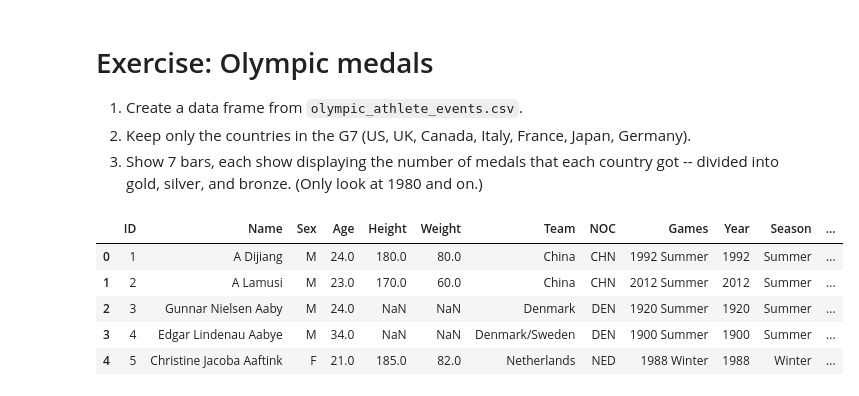
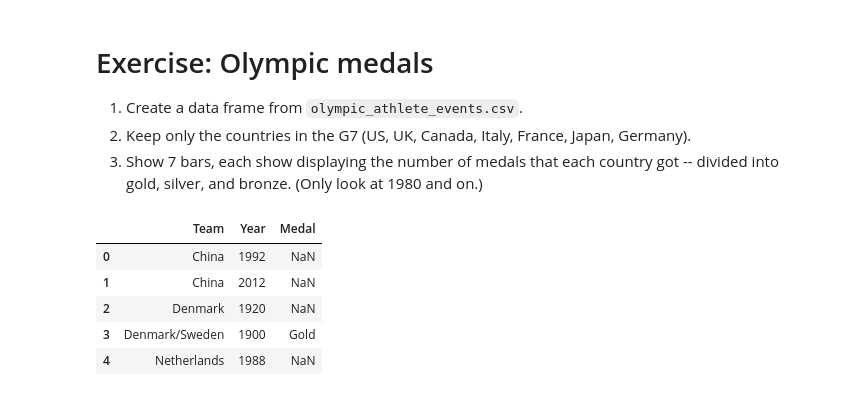
Before and after one commit to reuven/apple-2025-01Jan-plotting, a Jupyter notebook: Apple 2025-01Jan-09.ipynb, the cells around one changed output. Cells and saved outputs as stored; diff of their text form; code cells hidden in the pictures.

```diff
--- a/Apple 2025-01Jan-09.ipynb
+++ b/Apple 2025-01Jan-09.ipynb
@@ -501,16 +501,16 @@ Name: fare_amount, dtype: object
 # %%
 # columns will be the medal types
 # rows will be the countries
 # values will be the total number of medals
 
 df = pd.read_csv('/Users/reuven/Courses/Current/data/olympic_athlete_events.csv',
-                usecols=[''])
+                usecols=['Team', 'Medal', 'Year'])
 
 df.head()
 # %% [output]
-|  | ID | Name | Sex | Age | Height | Weight | Team | NOC | Games | Year | Season | ... |
-| 0 | 1 | A Dijiang | M | 24.0 | 180.0 | 80.0 | China | CHN | 1992 Summer | 1992 | Summer | ... |
-| 1 | 2 | A Lamusi | M | 23.0 | 170.0 | 60.0 | China | CHN | 2012 Summer | 2012 | Summer | ... |
-| 2 | 3 | Gunnar Nielsen Aaby | M | 24.0 | NaN | NaN | Denmark | DEN | 1920 Summer | 1920 | Summer | ... |
-| 3 | 4 | Edgar Lindenau Aabye | M | 34.0 | NaN | NaN | Denmark/Sweden | DEN | 1900 Summer | 1900 | Summer | ... |
-| 4 | 5 | Christine Jacoba Aaftink | F | 21.0 | 185.0 | 82.0 | Netherlands | NED | 1988 Winter | 1988 | Winter | ... |
+|  | Team | Year | Medal |
+| 0 | China | 1992 | NaN |
+| 1 | China | 2012 | NaN |
+| 2 | Denmark | 1920 | NaN |
+| 3 | Denmark/Sweden | 1900 | Gold |
+| 4 | Netherlands | 1988 | NaN |
```
Also changed, not shown: parts of 1 cell of this notebook.
